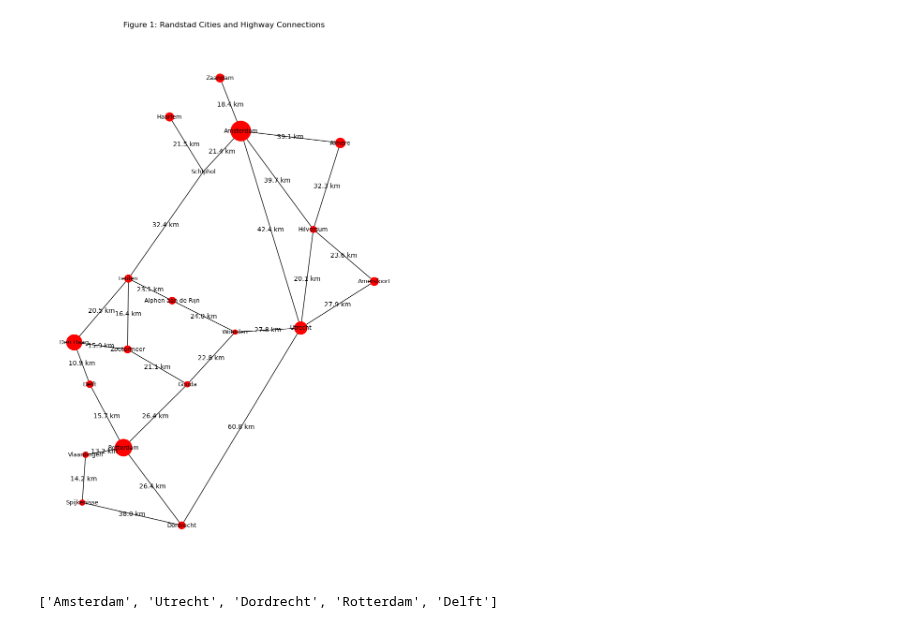
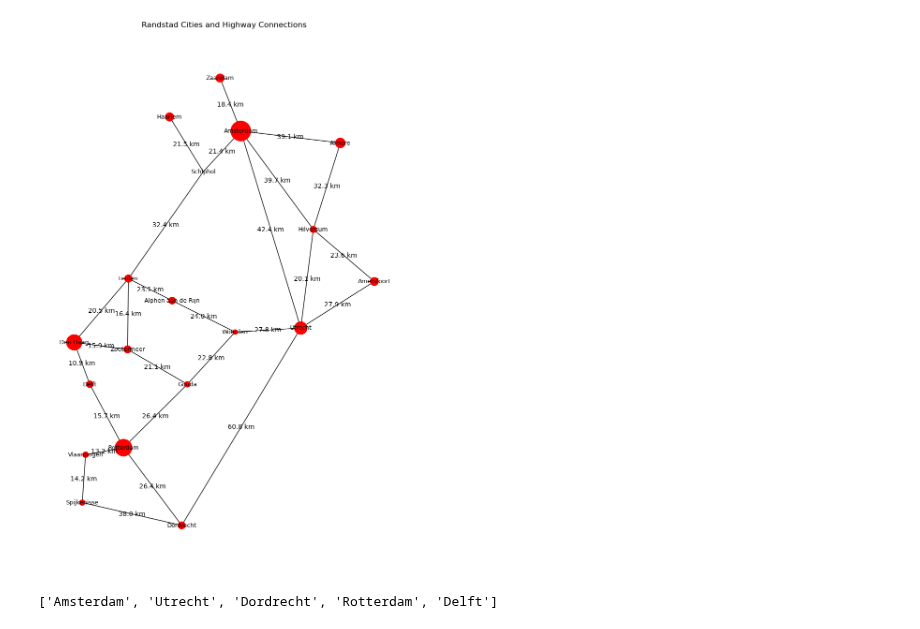
Before and after one commit to Tanneheemsbergen/Designednetworks, a Jupyter notebook: RandstadMetrics.ipynb, the cells around one changed output. Drawn from its saved outputs; the diff is of its cells as text; code cells hidden in the pictures.

```diff
--- a/RandstadMetrics.ipynb
+++ b/RandstadMetrics.ipynb
@@ -107,35 +104,35 @@ for city, (lat, lon) in cities_coords.items():
     population = cities_population.get(city, 0)  # Default to 0 if not found
     G.add_node(city, pos=(lon, lat), population=population, weight=population)
 # Add edges to the graph
 for distance, city1, city2 in connections:
     G.add_edge(city1, city2, weight=distance)
 
 # Load the PNG image
 #img = mpimg.imread('/path/to/your/SnelwegenNederland_2008.png')  # Update the path to the image
 
 # Get positions for cities to use for layout
 pos = nx.get_node_attributes(G, 'pos')
 
 # Draw the graph
 fig, ax = plt.subplots(figsize=(10, 15))
 #ax.imshow(img, extent=[3.2, 7.4, 50.7, 53.7])  # You might need to adjust the extent to fit your image
 node_sizes = [G.nodes[city]['population'] / 1000 for city in G.nodes]
 # Draw the network
 nx.draw_networkx_nodes(G, pos, node_size=node_sizes, node_color='red', ax=ax)
 nx.draw_networkx_labels(G, pos, font_size=9, ax=ax)
 nx.draw_networkx_edges(G, pos, ax=ax)
 
 # Annotate the edges with distances
 for (city1, city2, data) in G.edges(data=True):
     edge_midpoint = [(pos[city1][0] + pos[city2][0]) / 2, (pos[city1][1] + pos[city2][1]) / 2]
     ax.text(edge_midpoint[0], edge_midpoint[1], f"{data['weight']} km", size=10, ha='center', va='center')
 
 # Set the title and remove the axis
-ax.set_title('Figure 1: Randstad Cities and Highway Connections')
+ax.set_title('Randstad Cities and Highway Connections')
 plt.axis('off')  # Turn off the axis
 plt.show()
 # %% [output]
-[figure, old version]
+[figure, new version]
 # %%
 dsp = nx.shortest_path(G, source='Amsterdam', target='Delft')
 print(dsp)
```
Also changed, not shown: parts of 9 cells of this notebook.
